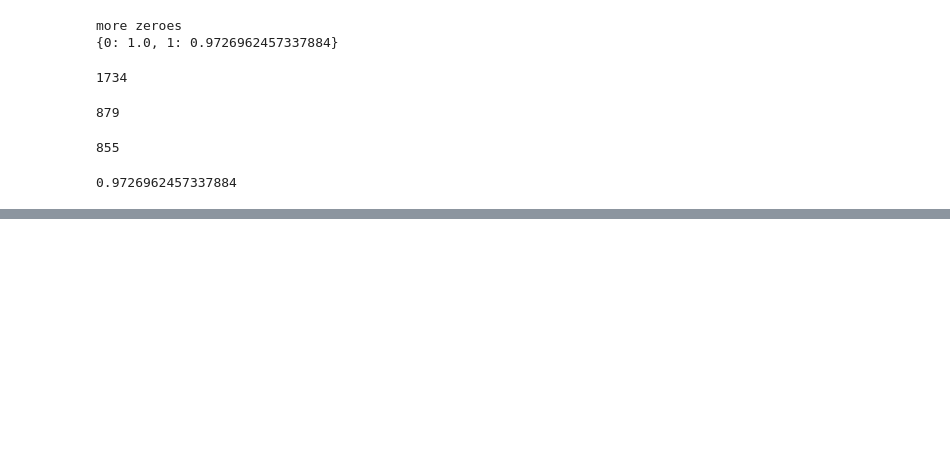
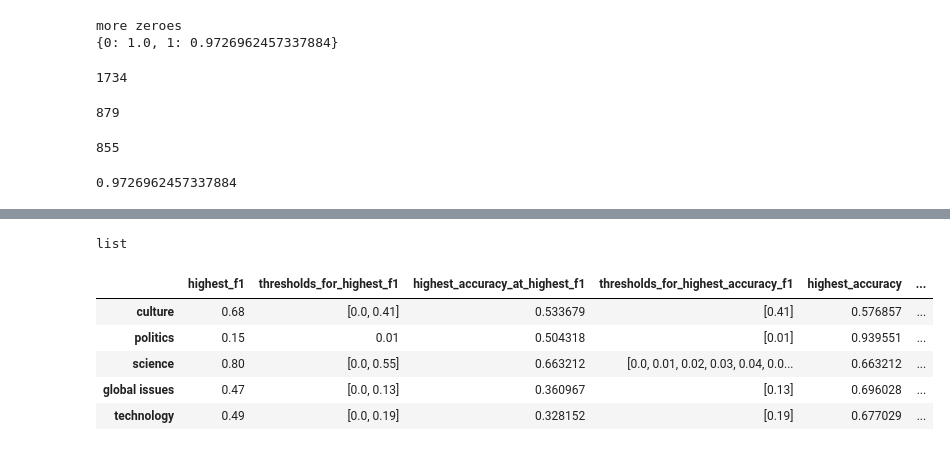
Before and after one commit to GlennChia/50_038_cds_project, a Jupyter notebook: notebooks/models/20_dl_binary_relevance_multi_headline_transcript_tm_ner_pos.ipynb, the cells around one changed output, grey strips where cells are left out. Saved outputs shown, nothing was run; the diff lists cells and outputs as text; code cells hidden in the pictures; blank space fills up the shorter version.

```diff
--- a/notebooks/models/20_dl_binary_relevance_multi_headline_transcript_tm_ner_pos.ipynb
+++ b/notebooks/models/20_dl_binary_relevance_multi_headline_transcript_tm_ner_pos.ipynb
@@ -1052,0 +1055,3 @@ train_y_tag.count()
+# %%
+DATA_DIR = "../../data/processed/"
+df = pd.read_csv(DATA_DIR+'multi_headline_transcript_tm_ner_pos_results.csv',index_col = 0)
@@ -1052,0 +1077,5 @@ train_y_tag.count()
+# %%
+import ast
+type(ast.literal_eval(df['thresholds_for_highest_f1']['culture']))
+# %% [output]
+list
@@ -1052,0 +1093,10 @@ train_y_tag.count()
+# %%
+df['thresholds_for_highest_f1'] = df['thresholds_for_highest_f1'].map(lambda x: change_thresholds(x))
+df.head()
+# %% [output]
+|  | highest_f1 | thresholds_for_highest_f1 | highest_accuracy_at_highest_f1 | thresholds_for_highest_accuracy_f1 | highest_accuracy | ... |
+| culture | 0.68 | [0.0, 0.41] | 0.533679 | [0.41] | 0.576857 | ... |
+| politics | 0.15 | 0.01 | 0.504318 | [0.01] | 0.939551 | ... |
+| science | 0.80 | [0.0, 0.55] | 0.663212 | [0.0, 0.01, 0.02, 0.03, 0.04, 0.0... | 0.663212 | ... |
+| global issues | 0.47 | [0.0, 0.13] | 0.360967 | [0.13] | 0.696028 | ... |
+| technology | 0.49 | [0.0, 0.19] | 0.328152 | [0.19] | 0.677029 | ... |
```
Also changed, not shown: parts of 6 cells of this notebook, 2 other files.
